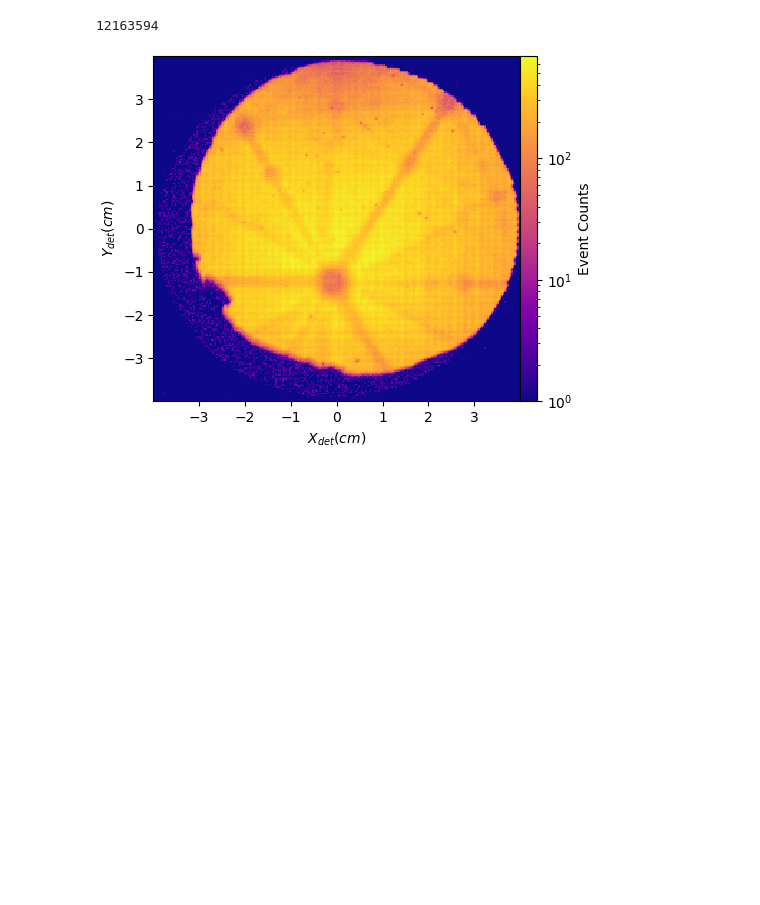
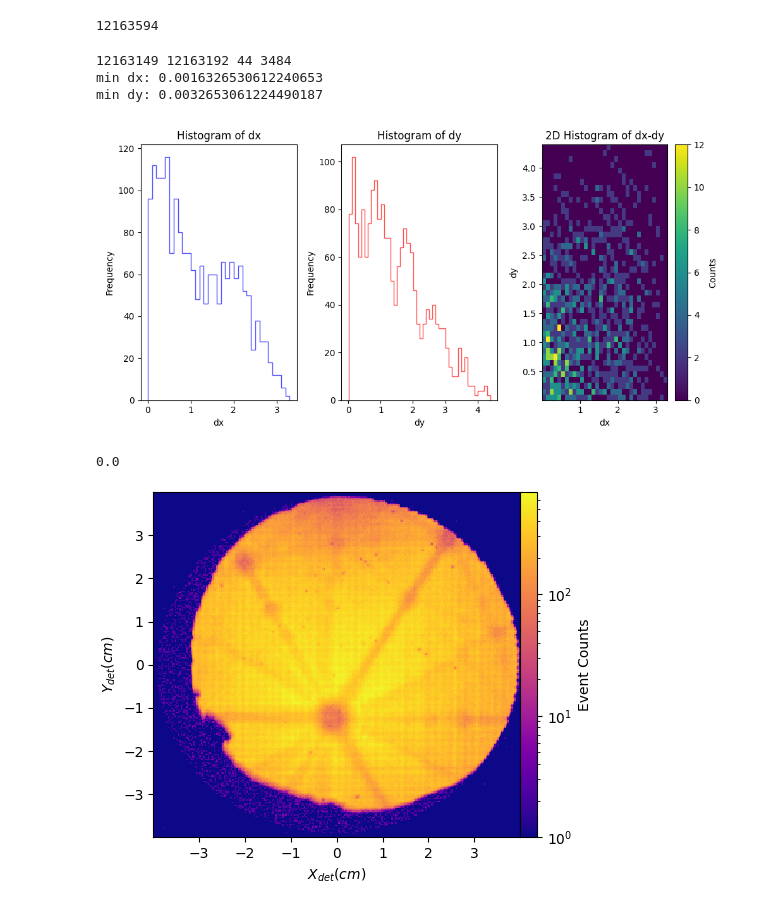
Before and after one commit to mmonajem/pyoxcart, a Jupyter notebook: pyccapt/calibration/tutorials/jupyter_files/raw_data_analysis.ipynb, the cells around one changed output. Saved outputs shown, nothing was run; the diff lists cells and outputs as text; code cells hidden in the pictures; blank space fills up the shorter version.

Commit message:
raw data

```diff
--- a/pyccapt/calibration/tutorials/jupyter_files/raw_data_analysis.ipynb
+++ b/pyccapt/calibration/tutorials/jupyter_files/raw_data_analysis.ipynb
@@ -18,6 +22,6 @@ from pyccapt.calibration.mc import mc_tools
 # %%
-filename = 'D:/pyccapt/tests/data/data_1642_Aug-30-2023_16-05_Al_test4.h5'
-# filename = 'C:/Users/mehrp/PycharmProjects/pyccapt/tests/data/data_1642_Aug-30-2023_16-05_Al_test4.h5'
+# filename = 'D:/pyccapt/tests/data/data_1642_Aug-30-2023_16-05_Al_test4.h5'
+filename = 'C:/Users/mehrp/PycharmProjects/pyccapt/tests/data/data_1642_Aug-30-2023_16-05_Al_test4.h5'
 df_dld = data_loadcrop.fetch_dataset_from_dld_grp(filename, extract_mode='dld')
 # %% [output]
 {'apt': ['high_voltage', 'main_chamber_vacuum', 'num_events', 'pulse', 'temperature', 'time_counter'], 'dld': ['high_voltage', 'pulse', 'start_counter', 't', 'x', 'y'], 'tdc': ['channel', 'high_voltag ...
@@ -457,6 +609,64 @@ print(len(det_x_total))
 # %% [output]
 length of result_total: 16947143
 12163594
+# %%
+#dead zone
+
+start_index, end_index, max_count, sc_num = raw_data_surface_concept.find_nth_max_repeated_indices(start_counter_total.copy(), 1)
+
+print(start_index, end_index, max_count, sc_num)
+det_x_sc = det_x_total[start_index:end_index+1]
+det_y_sc = det_y_total[start_index:end_index+1]
+
+
+dx = np.subtract.outer(det_x_sc, det_x_sc)
+dy = np.subtract.outer(det_y_sc, det_y_sc)
+
+dx = abs(dx)
+dy = abs(dy)
+
+dx = dx[dx!=0]
+dy = dy[dy!=0]
+print('min dx:', np.min(dx))
+print('min dy:', np.min(dy))
+
+# Plot histograms of dx and dy
+plt.figure(figsize=(10, 5))
+bin_size = 0.1
+plt.subplot(1, 3, 1)
+edges_x = np.arange(np.min(dx), np.max(dx), bin_size)
+plt.hist(dx.flatten(), bins=edges_x, color='blue', alpha=0.7, histtype='step')
+plt.title('Histogram of dx')
+plt.xlabel('dx')
+plt.ylabel('Frequency')
+
+plt.subplot(1, 3, 2)
+edges_y = np.arange(np.min(dy), np.max(dy), bin_size)
+plt.hist(dy.flatten(), bins=edges_y, color='red', alpha=0.7, histtype='step')
+plt.title('Histogram of dy')
+plt.xlabel('dy')
+plt.ylabel('Frequency')
+
+plt.subplot(1, 3, 3)
+hist2d, x_edges, y_edges = np.histogram2d(dx, dy, bins=[edges_x, edges_y])
+extent = [x_edges[0], x_edges[-1], y_edges[0], y_edges[-1]]
+plt.imshow(hist2d.T, origin='lower', extent=extent, aspect="auto", cmap='viridis')
+plt.colorbar(label='Counts')
+plt.title('2D Histogram of dx-dy')
+plt.xlabel('dx')
+plt.ylabel('dy')
+
+plt.tight_layout()
+plt.show()
+# %% [output]
+12163149 12163192 44 3484
+min dx: 0.0016326530612240653
+min dy: 0.0032653061224490187
+[figure, added]
+# %%
+np.min(dx)
+# %% [output]
+0.0
 # %%
 fdm = {'x_det (cm)': det_x_total, 'y_det (cm)': det_y_total}
 fdm = pd.DataFrame(fdm)
```
Also changed, not shown: parts of 5 cells of this notebook, 4 other files.
